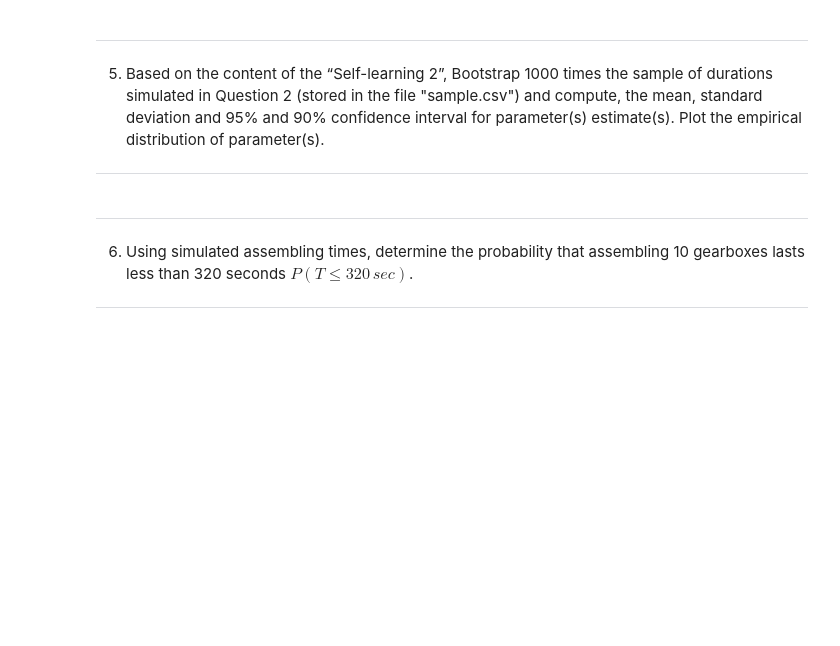
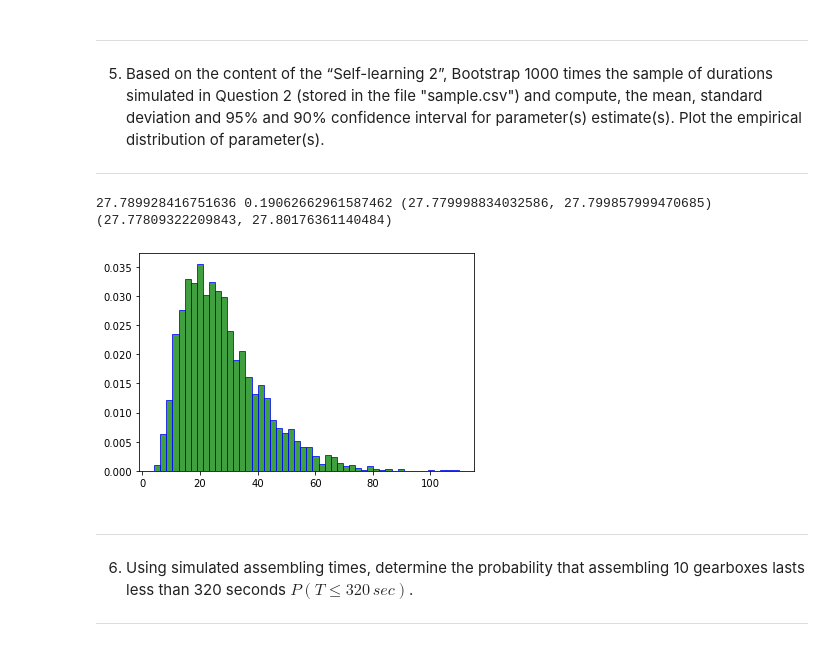
Before and after one commit to tsonnet/hackathon-mayo, a Jupyter notebook: Hackathon1.ipynb, the cells around one changed output. Cells and saved outputs as stored; diff of their text form; code cells hidden in the pictures; blank space fills up the shorter version.

```diff
--- a/Hackathon1.ipynb
+++ b/Hackathon1.ipynb
@@ -203,3 +200,35 @@ Hint: use the scipy.optimize package and the function "root". The gamma function
+# %%
+import statsmodels
+
+f = open('sample.csv', 'r')
+reader = csv.reader(f)
+
+for data in reader:
+    if len(data) == 0:
+        continue
+
+    for i in range(len(data)):
+        data[i] = float(data[i])
+    data = np.array(data)
+
+    bet = np.zeros(1000)
+    for i in range(1000) :
+        data_b = random.choices(population=data, k=5000)
+        res = scipy.stats.expon.fit(data=data_b, floc=0)
+        bet[i] = res[1]
+
+    mean = np.mean(bet)
+    stanDev = np.std(bet)
+    conf_90 = scipy.stats.t.interval(alpha=0.90, df=len(bet)-1, loc=mean, scale=scipy.stats.sem(bet))
+    conf_95 = scipy.stats.t.interval(alpha=0.95, df=len(bet)-1, loc=mean, scale=scipy.stats.sem(bet))
+    print(mean, stanDev, conf_90, conf_95)
+
+    plt.hist(data_b, 50, density=1, facecolor='g', alpha=0.75, edgecolor='b')
+
+f.close()
+# %% [output]
+27.789928416751636 0.19062662961587462 (27.779998834032586, 27.799857999470685) (27.77809322209843, 27.80176361140484)
+[figure, added]
 # %% [markdown]
 -----------------------------------------------------------------------------------------------------
 
```
Also changed, not shown: parts of 6 cells of this notebook, 2 other files.
